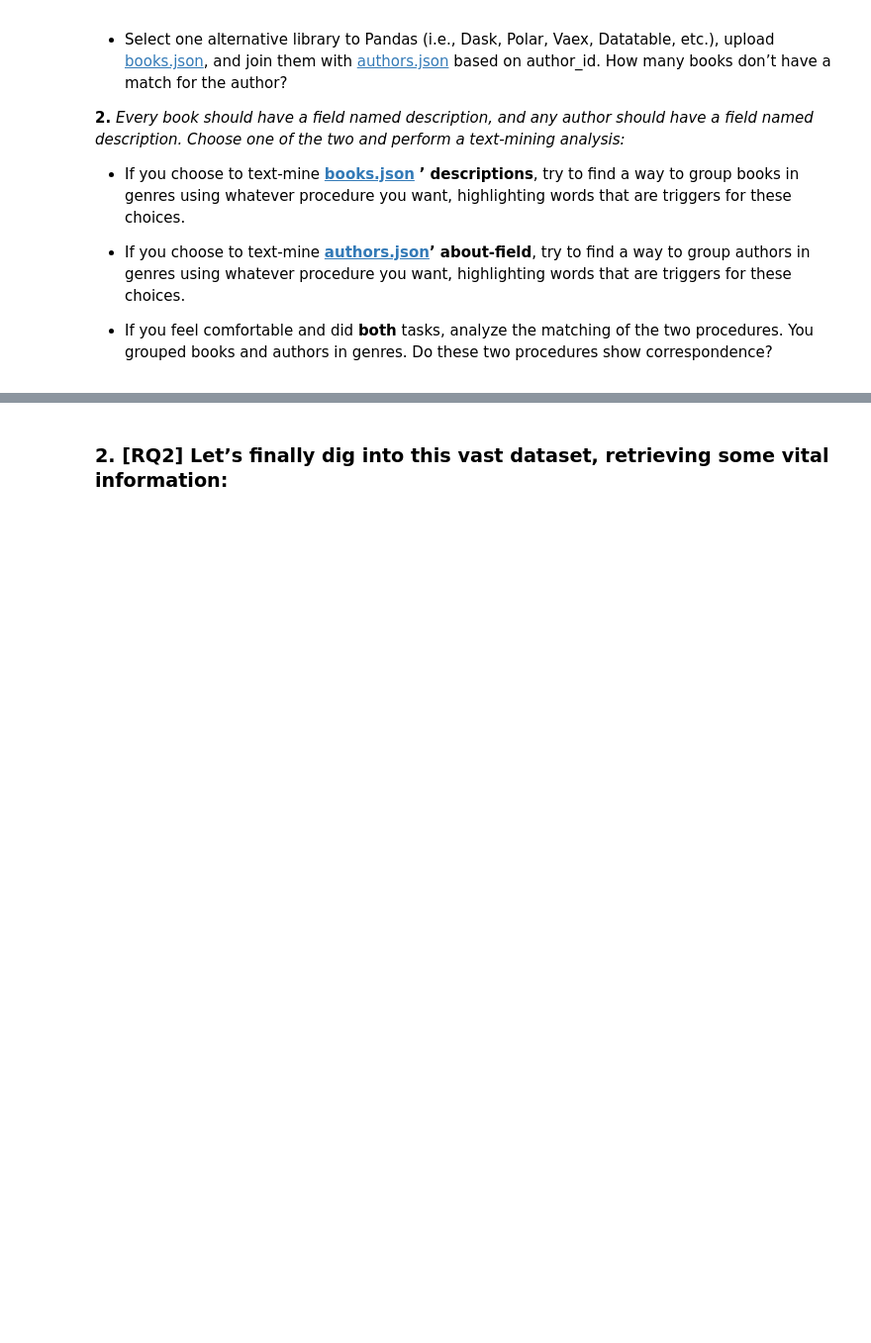
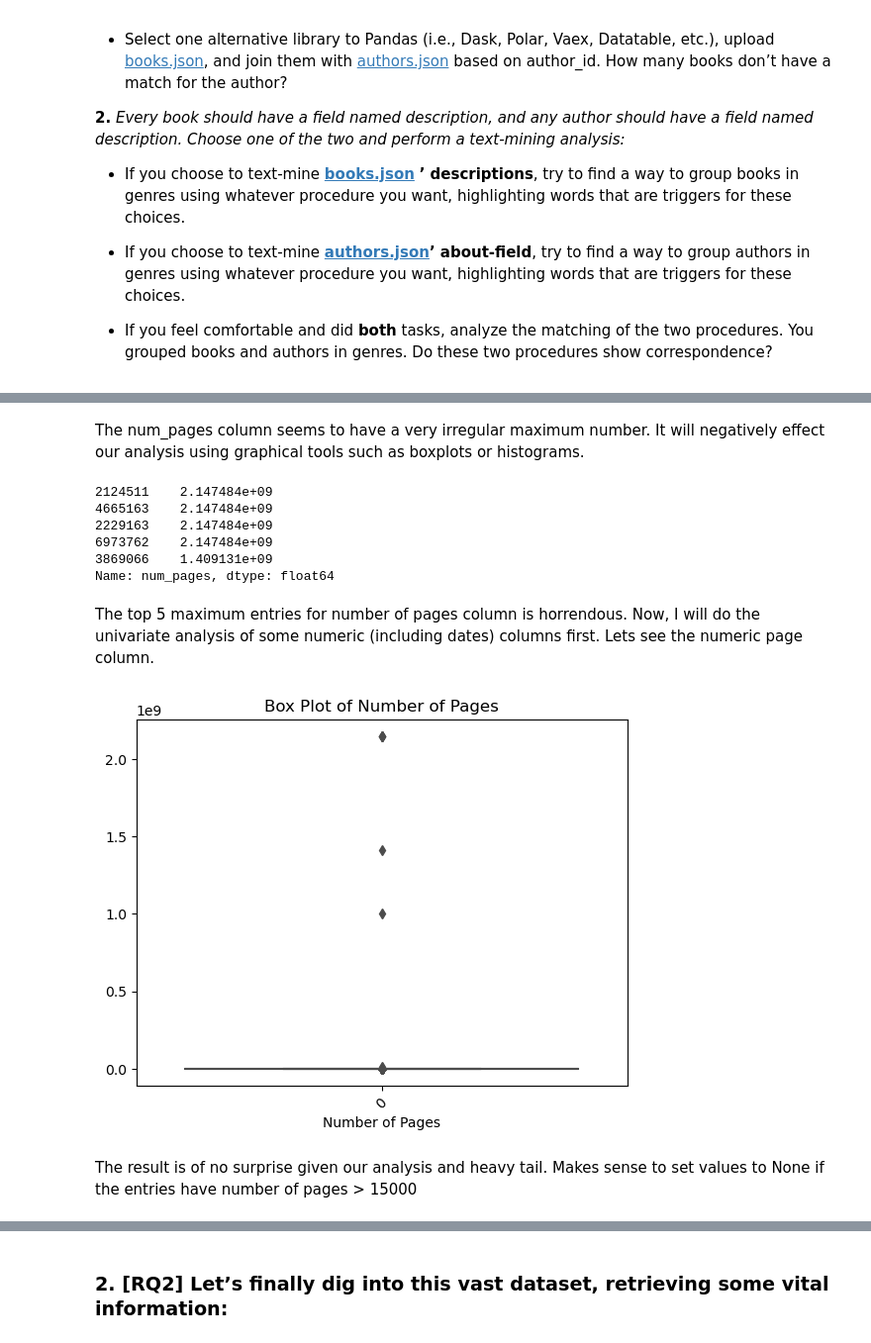
Before and after one commit to do3-173/ADM_HW2, a Jupyter notebook: research_questions.ipynb, the cells around one changed output, grey strips where cells are left out. Shown at 99% size. Cells and saved outputs as stored; diff of their text form; code cells hidden in the pictures; blank space fills up the shorter version.

```diff
--- a/research_questions.ipynb
+++ b/research_questions.ipynb
@@ -83,0 +595,28 @@
+# %%
+# Define a list of formats to be tried
+date_formats = ['%Y', '%Y-%m', '%Y-%m-%d']
+
+# Initialize a Series to store the parsed dates
+parsed_dates = pd.Series()
+
+# Try to parse the dates using the different formats
+for fmt in date_formats:
+    parsed_dates = parsed_dates.combine_first(pd.to_datetime(df["publication_date"], format=fmt, errors='coerce'))
+
+# Add the parsed dates back to the DataFrame
+dfw["publication_date"] = parsed_dates
+dfw['publication_date'] = pd.to_datetime(dfw['publication_date'])
+# %%
+# Define a list of formats to be tried
+date_formats = ['%Y', '%Y-%m', '%Y-%m-%d']
+
+# Initialize a Series to store the parsed dates
+parsed_dates = pd.Series()
+
+# Try to parse the dates using the different formats
+for fmt in date_formats:
+    parsed_dates = parsed_dates.combine_first(pd.to_datetime(df["original_publication_date"], format=fmt, errors='coerce'))
+
+# Add the parsed dates back to the DataFrame
+dfw["original_publication_date"] = parsed_dates
+dfw['original_publication_date'] = pd.to_datetime(dfw['original_publication_date'])
@@ -83,0 +651,2 @@
+# %%
+dfw = dfw[dfw['original_publication_date'].dt.year <= 2023]
@@ -83,0 +676,2 @@
+# %%
+dfw = dfw.drop_duplicates(subset=["id","title", "author_id"], keep=False) # drops where both column values are repeated
@@ -83,0 +692,24 @@
+# %% [markdown]
+The num_pages column seems to have a very irregular maximum number. It will negatively effect our analysis using graphical tools such as boxplots or histograms.
+# %%
+dfw["num_pages"].sort_values(ascending = False).head()
+# %% [output]
+2124511    2.147484e+09
+4665163    2.147484e+09
+2229163    2.147484e+09
+6973762    2.147484e+09
+3869066    1.409131e+09
+Name: num_pages, dtype: float64
+# %% [markdown]
+The top 5 maximum entries for number of pages column is horrendous. Now, I will do the univariate analysis of some numeric (including dates) columns first. Lets see the numeric page column.
+# %%
+plt.figure()
+sns.boxplot(dfw['num_pages'], color='b')
+plt.title('Box Plot of Number of Pages')
+plt.xlabel('Number of Pages')
+plt.xticks(rotation=45)
+plt.show()
+# %% [output]
+[figure, added]
+# %% [markdown]
+The result is of no surprise given our analysis and heavy tail. Makes sense to set values to None if the entries have number of pages > 15000
```
Also changed, not shown: parts of 246 cells of this notebook.
